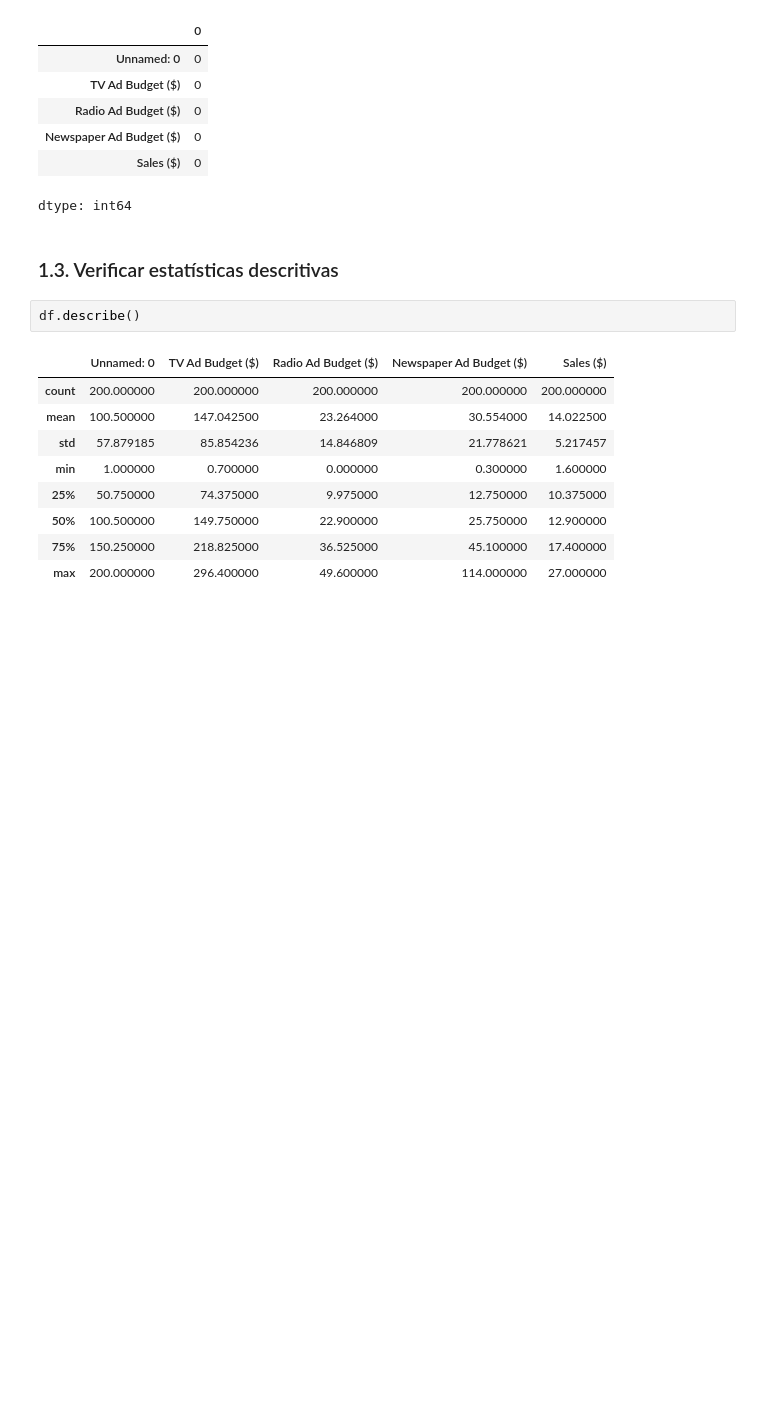
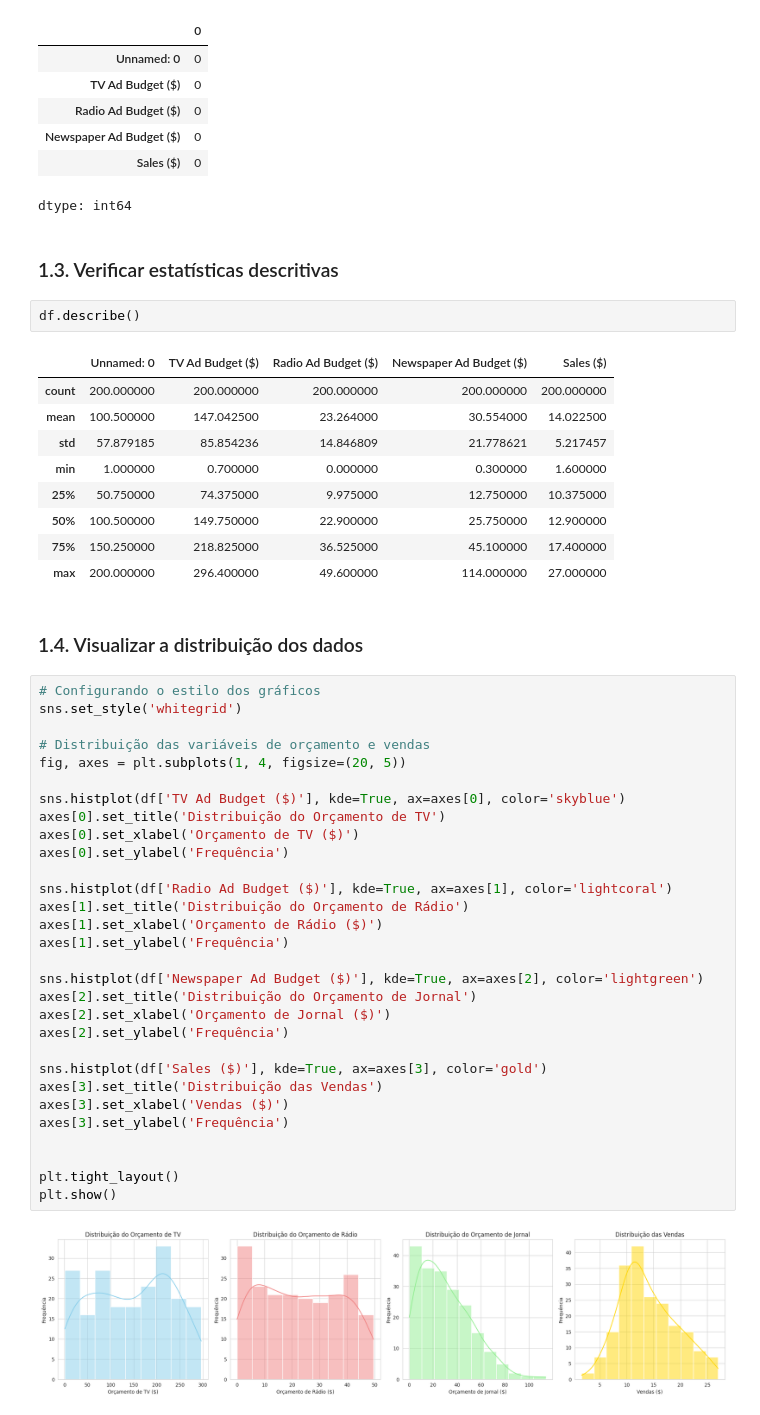
Before and after one commit to leoserpa/Advertising-Budget-Optimization-with-Regression-Models, a Jupyter notebook: notebooks/advertising_budget_optimization_regression_models.ipynb, the cells around one changed output. Drawn from its saved outputs; the diff is of its cells as text; blank space fills up the shorter version.

Commit message:
Realiza análise exploratória de dados (distribuições e correlações)

```diff
--- a/notebooks/advertising_budget_optimization_regression_models.ipynb
+++ b/notebooks/advertising_budget_optimization_regression_models.ipynb
@@ -59,3 +61,37 @@ df.describe()
 | 50% | 100.500000 | 149.750000 | 22.900000 | 25.750000 | 12.900000 |
 | 75% | 150.250000 | 218.825000 | 36.525000 | 45.100000 | 17.400000 |
 | max | 200.000000 | 296.400000 | 49.600000 | 114.000000 | 27.000000 |
+# %% [markdown]
+### 1.4. Visualizar a distribuição dos dados
+# %%
+# Configurando o estilo dos gráficos
+sns.set_style('whitegrid')
+
+# Distribuição das variáveis de orçamento e vendas
+fig, axes = plt.subplots(1, 4, figsize=(20, 5))
+
+sns.histplot(df['TV Ad Budget ($)'], kde=True, ax=axes[0], color='skyblue')
+axes[0].set_title('Distribuição do Orçamento de TV')
+axes[0].set_xlabel('Orçamento de TV ($)')
+axes[0].set_ylabel('Frequência')
+
+sns.histplot(df['Radio Ad Budget ($)'], kde=True, ax=axes[1], color='lightcoral')
+axes[1].set_title('Distribuição do Orçamento de Rádio')
+axes[1].set_xlabel('Orçamento de Rádio ($)')
+axes[1].set_ylabel('Frequência')
+
+sns.histplot(df['Newspaper Ad Budget ($)'], kde=True, ax=axes[2], color='lightgreen')
+axes[2].set_title('Distribuição do Orçamento de Jornal')
+axes[2].set_xlabel('Orçamento de Jornal ($)')
+axes[2].set_ylabel('Frequência')
+
+sns.histplot(df['Sales ($)'], kde=True, ax=axes[3], color='gold')
+axes[3].set_title('Distribuição das Vendas')
+axes[3].set_xlabel('Vendas ($)')
+axes[3].set_ylabel('Frequência')
+
+
+plt.tight_layout()
+plt.show()
+# %% [output]
+[figure, added]
```
Also changed, not shown: parts of 3 cells of this notebook.
